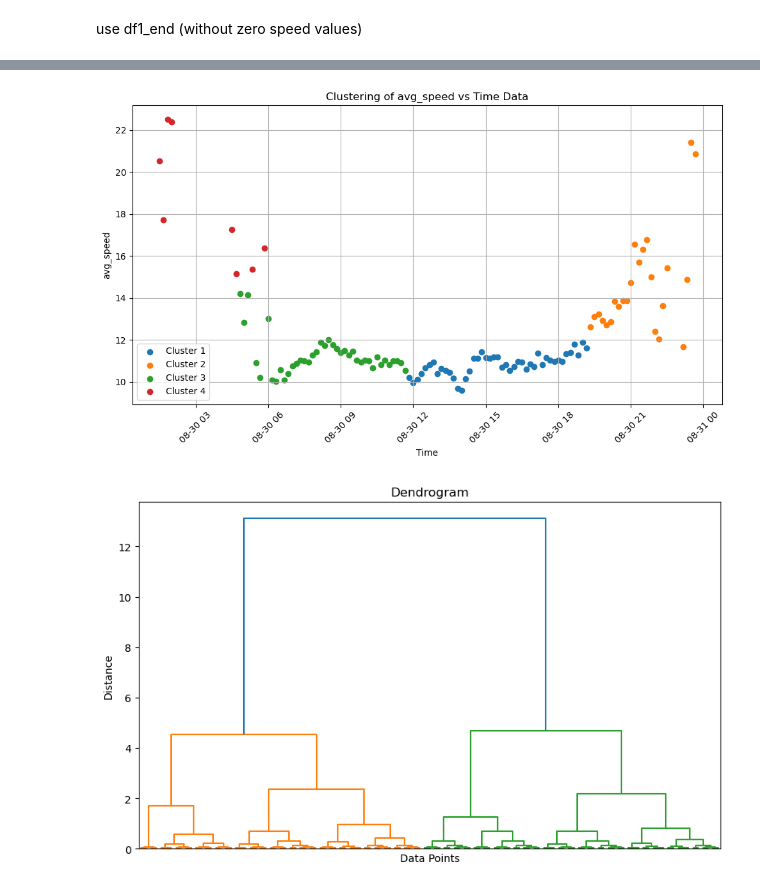
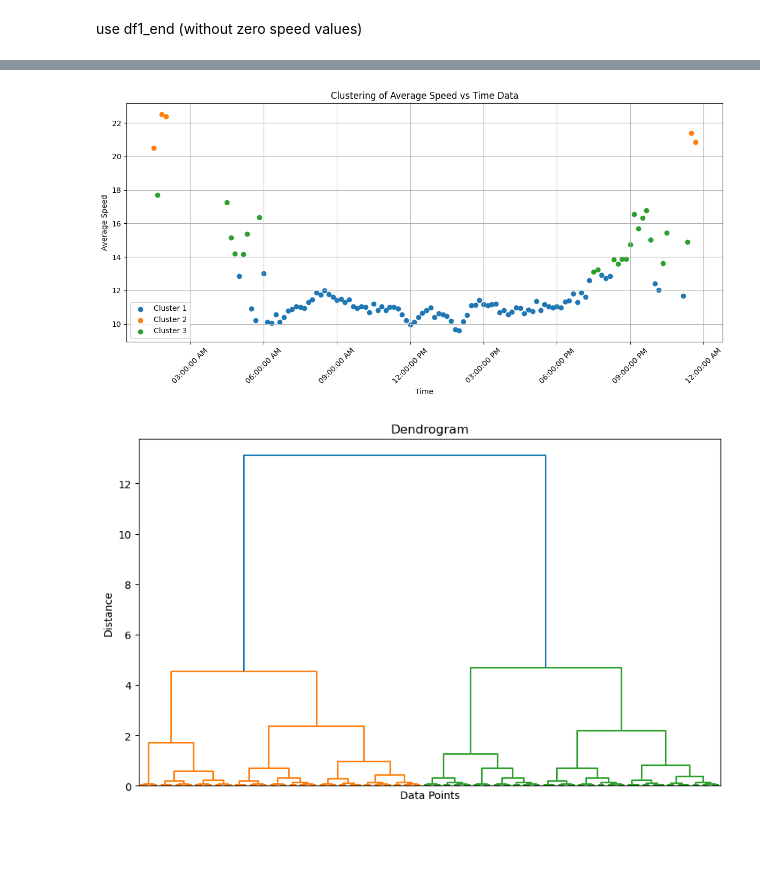
Before and after one commit to Ginushmal/DSE-Project-Bus-Arrival-time-Prediction-GRP29, a Jupyter notebook: Sheshan/time_frames.ipynb, the cells around one changed output, grey strips where cells are left out. Saved outputs shown, nothing was run; the diff lists cells and outputs as text; code cells hidden in the pictures; blank space fills up the shorter version.

```diff
--- a/Sheshan/time_frames.ipynb
+++ b/Sheshan/time_frames.ipynb
@@ -667,37 +667,50 @@ results1
 117 rows × 5 columns
 # %%
+import pandas as pd
+from sklearn.cluster import KMeans
+from sklearn.preprocessing import StandardScaler
+import matplotlib.pyplot as plt
+import matplotlib.dates as mdates
+
 # Convert time to numerical format (minutes since midnight)
 results1['time_numeric'] = results1['time'].dt.hour * 60 + results1['time'].dt.minute
+
+# Format time in HH:MM:SS in 12-hour format
+results1['formatted_time'] = results1['time'].dt.strftime('%I:%M:%S %p')
 
 # Select relevant features for clustering
 X = results1[['time_numeric', 'avg_speed']]
 
 # Standardize the features
 scaler = StandardScaler()
-X_scaled = scaler.fit_transform(X)
+X_scaled = scaler.fit_transform(X[['avg_speed']])
 
 # Apply K-Means clustering
-num_clusters = 4  # Adjust the number of clusters as needed
+num_clusters = 3  # Adjust the number of clusters as needed
 kmeans = KMeans(n_clusters=num_clusters, random_state=0)
 results1['cluster'] = kmeans.fit_predict(X_scaled)
 
 # Plot the clusters
-plt.figure(figsize=(10, 6))
+plt.figure(figsize=(12, 6))
 for cluster_id in range(num_clusters):
     cluster_data = results1[results1['cluster'] == cluster_id]
     plt.scatter(cluster_data['time'], cluster_data['avg_speed'], label=f'Cluster {cluster_id + 1}')
+
+# Set custom date format for x-axis
+plt.gca().xaxis.set_major_formatter(mdates.DateFormatter('%I:%M:%S %p'))
+
 plt.xlabel('Time')
-plt.ylabel('avg_speed')
-plt.title('Clustering of avg_speed vs Time Data')
+plt.ylabel('Average Speed')
+plt.title('Clustering of Average Speed vs Time Data')
 plt.xticks(rotation=45)
 plt.legend()
 plt.grid()
 
 # Display the plot
 plt.tight_layout()
 plt.show()
 # %% [output]
-[figure, old version]
+[figure, new version]
 # %%
 from scipy.cluster.hierarchy import dendrogram, linkage
 
```
Also changed, not shown: parts of 10 cells of this notebook, 15 other files.
